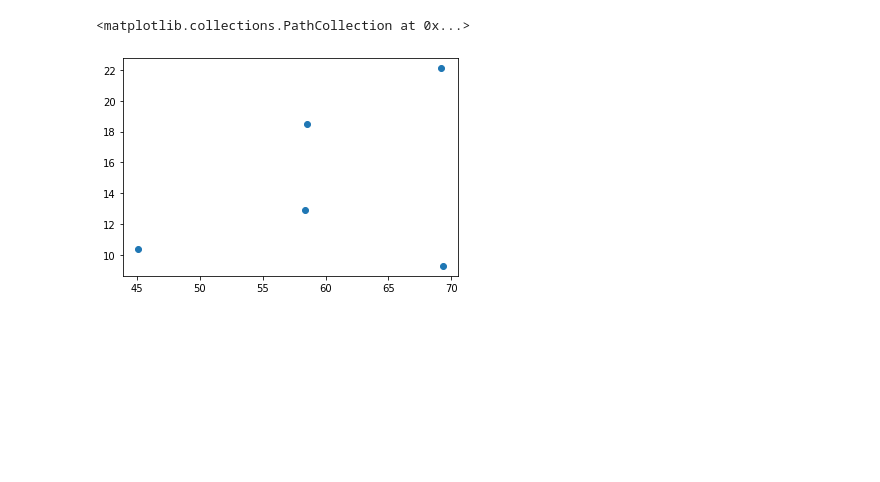
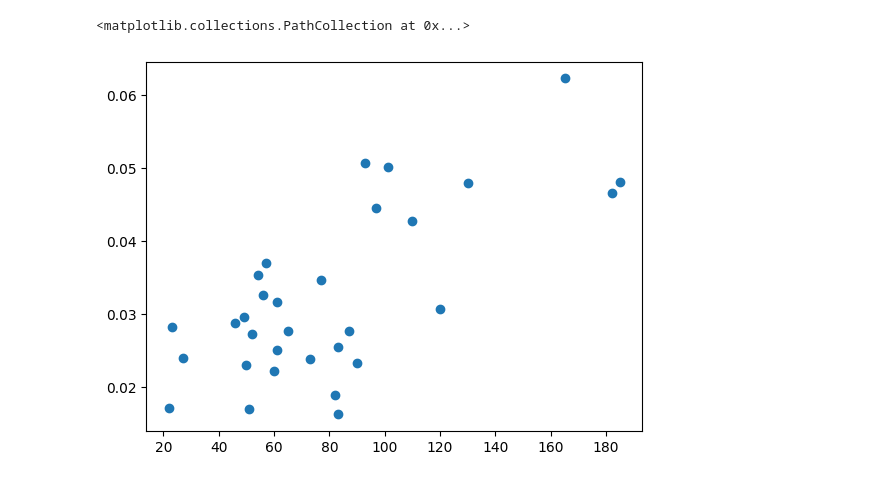
Before and after one commit to xyzsangxuan/tensorflow, a Jupyter notebook: 线性回归-多个神经元.ipynb, the cells around one changed output. Saved outputs shown, nothing was run; the diff lists cells and outputs as text; code cells hidden in the pictures; blank space fills up the shorter version.

```diff
--- a/线性回归-多个神经元.ipynb
+++ b/线性回归-多个神经元.ipynb
@@ -20,4 +20,4 @@ import numpy as np
 import matplotlib.pyplot as plt
 %matplotlib inline
 # %%
-data = pd.read_csv('./dataset/Advertising.csv')
+data = pd.read_csv('./dataset/data.csv')
@@ -43,5 +55,5 @@ plt.scatter(data.radio,data.sales)
 # %%
-plt.scatter(data.newpaper,data.sales)
+plt.scatter(data.PolicyAttention,data.GDP)
 # %% [output]
 <matplotlib.collections.PathCollection at 0x...>
-[figure, old version]
+[figure, new version]
```
Also changed, not shown: parts of 15 cells of this notebook, 22 other files.
